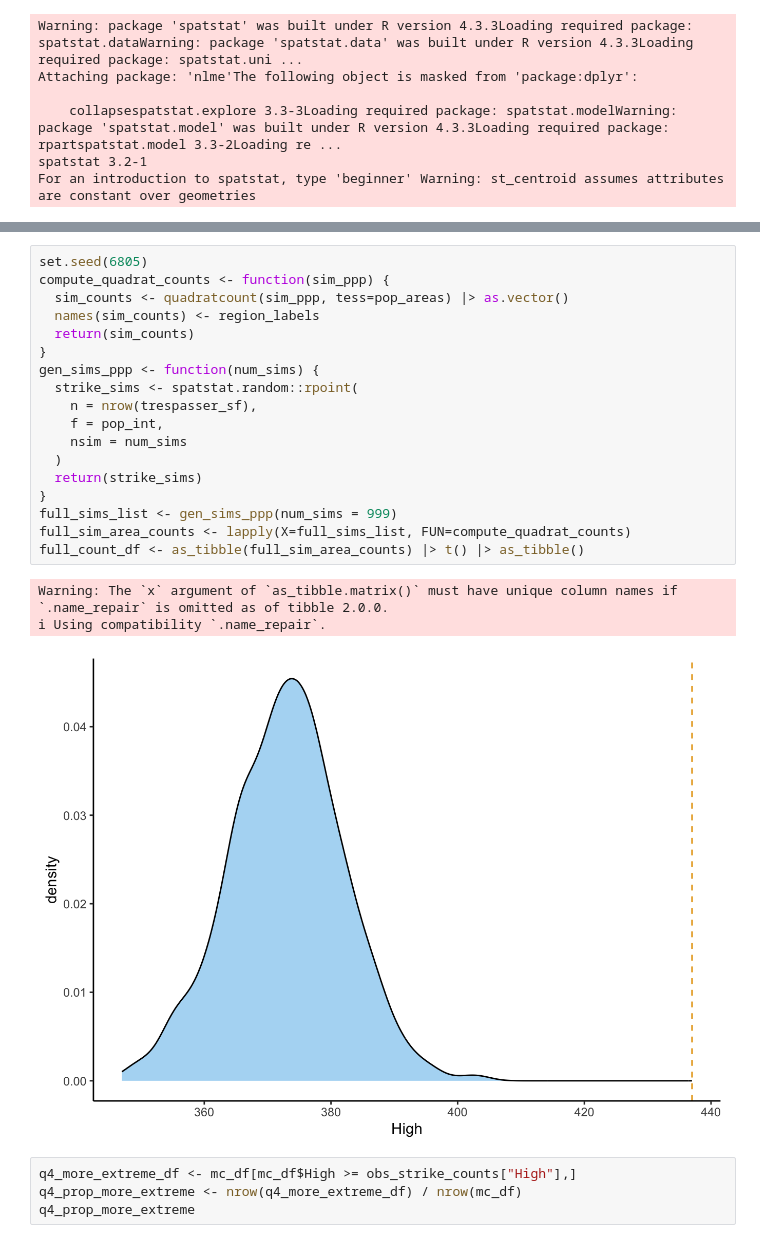
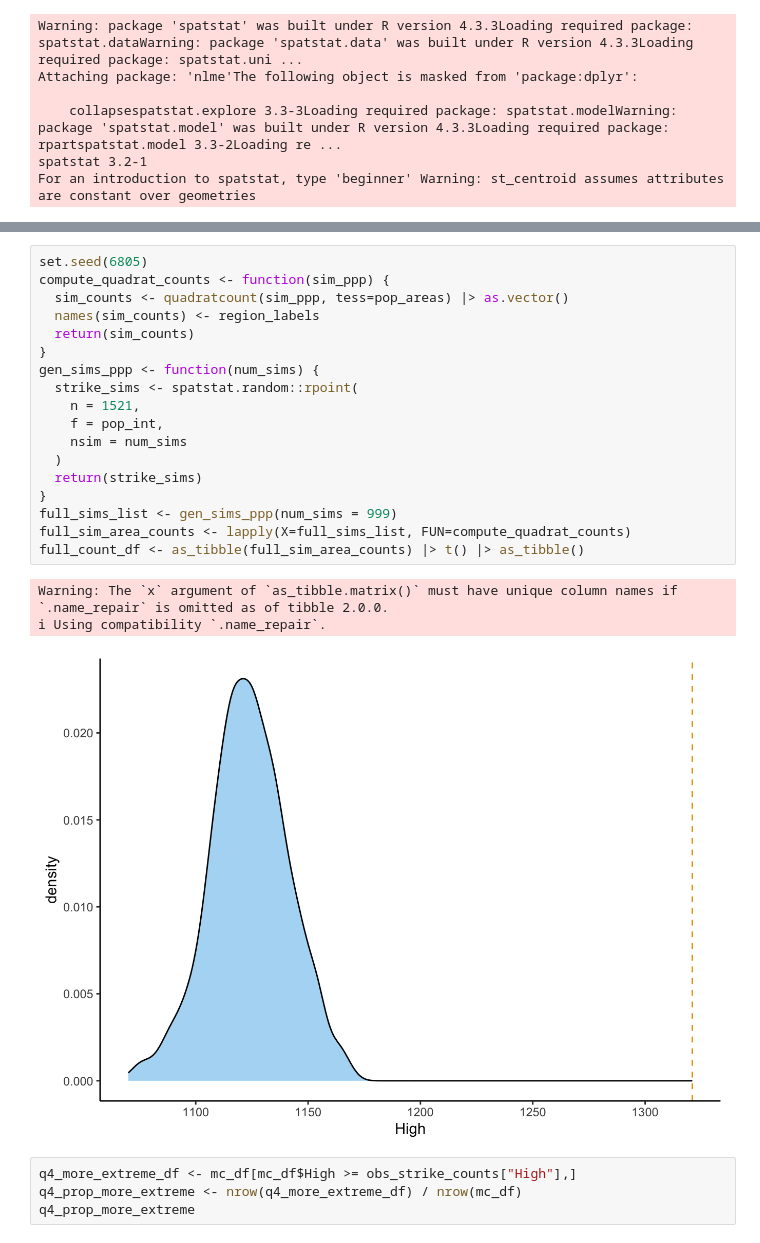
Before and after one commit to lindsaystrong7/gis-final-project, a Jupyter notebook: docs/index.embed.ipynb, the cells around one changed output, grey strips where cells are left out. Drawn from its saved outputs; the diff is of its cells as text.

```diff
--- a/docs/index.embed.ipynb
+++ b/docs/index.embed.ipynb
@@ -193,26 +172,26 @@ obs_strike_counts
 # %%
 set.seed(6805)
 compute_quadrat_counts <- function(sim_ppp) {
   sim_counts <- quadratcount(sim_ppp, tess=pop_areas) |> as.vector()
   names(sim_counts) <- region_labels
   return(sim_counts)
 }
 gen_sims_ppp <- function(num_sims) {
   strike_sims <- spatstat.random::rpoint(
-    n = nrow(trespasser_sf),
+    n = 1521,
     f = pop_int,
     nsim = num_sims
   )
   return(strike_sims)
 }
 full_sims_list <- gen_sims_ppp(num_sims = 999)
 full_sim_area_counts <- lapply(X=full_sims_list, FUN=compute_quadrat_counts)
 full_count_df <- as_tibble(full_sim_area_counts) |> t() |> as_tibble()
 # %% [output]
 Warning: The `x` argument of `as_tibble.matrix()` must have unique column names if
 `.name_repair` is omitted as of tibble 2.0.0.
 ℹ Using compatibility `.name_repair`.
-[figure, old version]
+[figure, new version]
 # %%
 q4_more_extreme_df <- mc_df[mc_df$High >= obs_strike_counts["High"],]
 q4_prop_more_extreme <- nrow(q4_more_extreme_df) / nrow(mc_df)
```
Also changed, not shown: parts of 29 cells of this notebook, 34 other files.
